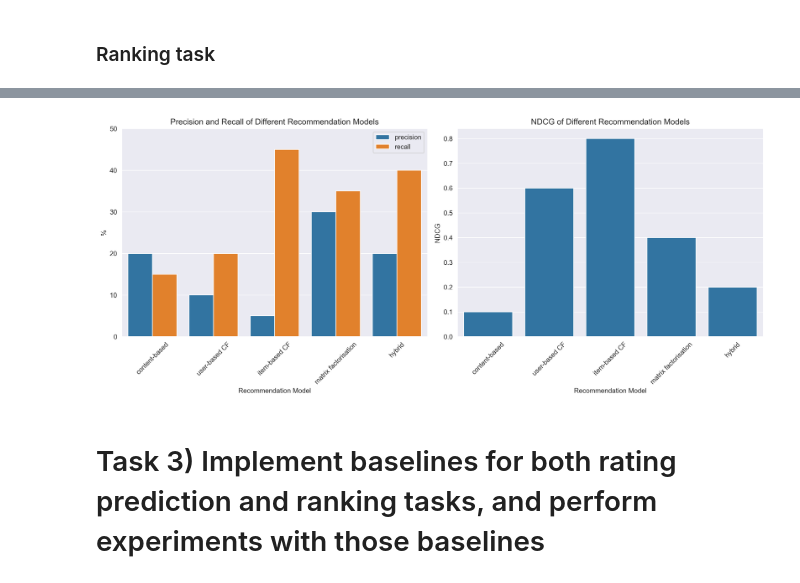
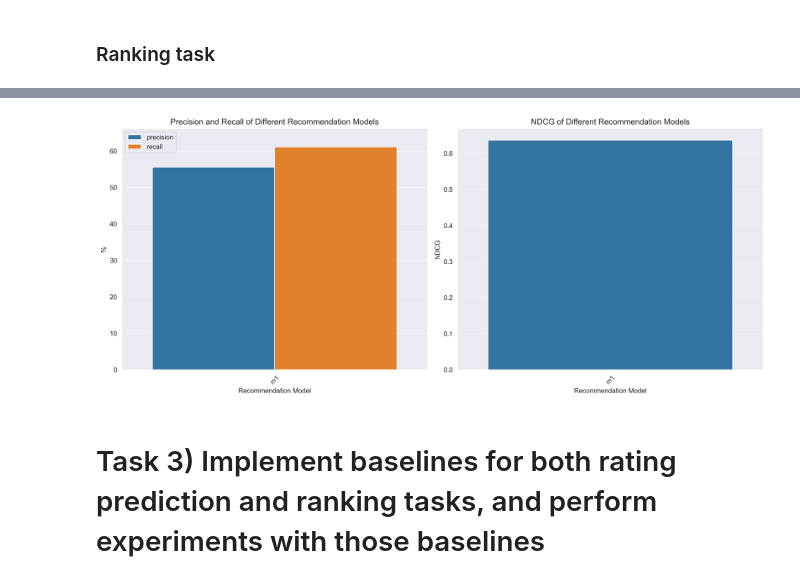
Before and after one commit to vdakov/recommender-systems, a Jupyter notebook: Project-RecSys.ipynb, the cells around one changed output, grey strips where cells are left out. Cells and saved outputs as stored; diff of their text form; code cells hidden in the pictures.

```diff
--- a/Project-RecSys.ipynb
+++ b/Project-RecSys.ipynb
@@ -83,6 +75,9 @@ import numpy as np
 import pandas as pd
 import matplotlib.pyplot as plt
 import seaborn as sns
+plt.rcParams['figure.dpi'] = 300 # for clearer plots in the notebook
+plt.rcParams['savefig.dpi'] = 300
+
 from scipy.sparse import csr_matrix
 from scipy.spatial.distance import cosine, correlation
 from sklearn.metrics import mean_squared_error, mean_absolute_error
@@ -304,8 +364,0 @@ def evaluate_rating_all():
-# %%
-# DEBUG - example
-
-gt = [4.0, 3.5, 5.0, 2.0]
-preds = [3.5, 3.0, 4.5, 2.5]
-
-rmse = evaluate_rating(gt, preds)
-print(f'RMSE: {rmse:.4f}')
@@ -398,7 +517,15 @@ def evaluate_ranking_all():
 ground_truth = [[1, 2, 3], [2, 3, 4], [1, 4]]
 rec_list = [[2, 3, 5], [1, 2, 3], [4, 5, 6]]
 
+ground_truth = [pd.Series(np.ones(len(gt)), index=gt) for gt in ground_truth]
+rec_list = [pd.Series(np.ones(len(rl)), index=rl) for rl in rec_list]
+
 precision, recall, ndcg_mean = evaluate_ranking(ground_truth, rec_list, k=3)
 print(f'Precision: {precision:.2f}%, Recall: {recall:.2f}%, NDCG: {ndcg_mean:.4f}')
+
+models = {'m1' : {'u1' : rec_list[0], 'u2' : rec_list[1], 'u3' : rec_list[2]}}
+test = {'u1' : ground_truth[0], 'u2' : ground_truth[1], 'u3' : ground_truth[2]}
+
+results = evaluate_ranking_all(models, test, k=3)
 # %% [output]
 Precision: 55.56%, Recall: 61.11%, NDCG: 0.6364
@@ -405,21 +534,21 @@ Precision: 55.56%, Recall: 61.11%, NDCG: 0.6364
 # %%
 # VISUALISATION
 
-results_ranking = {  # [precision, recall, ndcg]
-    'content-based' : [20.0, 15.0, 0.1],
-    'user-based CF' : [10.0, 20.0, 0.6],
-    'item-based CF' : [05.0, 45.0, 0.8],
-    'matrix factorisation' : [30.0, 35.0, 0.4],
-    'hybrid' : [20.0, 40.0, 0.2],
-}
+# results_ranking = {  # [precision, recall, ndcg] -- DEBUG DATA
+#     'content-based' : [20.0, 15.0, 0.1],
+#     'user-based CF' : [10.0, 20.0, 0.6],
+#     'item-based CF' : [05.0, 45.0, 0.8],
+#     'matrix factorisation' : [30.0, 35.0, 0.4],
+#     'hybrid' : [20.0, 40.0, 0.2],
+# }
 
 
 def visualise_ranking_results(results: dict, tight: bool = False):
     """
     Plot Precision and Recall, and NDCG results for different recommendation models.
 
+    :param results: dictionary where keys are model names and values are lists of [precision, recall, ndcg]
     :param tight: whether to display the two plots (Precision & Recall, NDCG) side by side
-    :param results: dictionary where keys are model names and values are lists of [precision, recall, ndcg]
     """
     df = pd.DataFrame.from_dict(results, orient='index', columns=['precision', 'recall', 'ndcg']).reset_index().rename(columns={'index': 'model'})
     df_melt = df.melt(id_vars='model', value_vars=['precision', 'recall'], var_name='metric', value_name='value')
@@ -436,35 +565,35 @@ def visualise_ranking_results(results: dict, tight: bool = False):
         plt.figure(figsize=(10, 6))
         sns.barplot(data=df, x='model', y='ndcg', errorbar=None)
         plt.title('NDCG of Different Recommendation Models')
         plt.xlabel('Recommendation Model')
         plt.ylabel('NDCG')
         plt.xticks(rotation=45)
 
     else:
         fig, axes = plt.subplots(1, 2, figsize=(14, 6))
         # Left - grouped Precision & Recall
         sns.barplot(data=df_melt, x='model', y='value', hue='metric',
                     palette=['tab:blue', 'tab:orange'], errorbar=None, ax=axes[0])
         axes[0].set_title('Precision and Recall of Different Recommendation Models')
         axes[0].set_xlabel('Recommendation Model')
         axes[0].set_ylabel('%')
         axes[0].set_ylim(0, df_melt['value'].max() + 5)
         axes[0].tick_params(axis='x', rotation=45)
         axes[0].legend(title=None)
 
         # Right - NDCG
         sns.barplot(data=df, x='model', y='ndcg', errorbar=None, ax=axes[1])
         axes[1].set_title('NDCG of Different Recommendation Models')
         axes[1].set_xlabel('Recommendation Model')
         axes[1].set_ylabel('NDCG')
         axes[1].tick_params(axis='x', rotation=45)
 
         plt.tight_layout()
     plt.show()
 
-visualise_ranking_results(results_ranking, tight=True)
+visualise_ranking_results(results, tight=True)
 # %% [output]
-[figure, old version]
+[figure, new version]
 # %% [markdown]
 # Task 3) Implement baselines for both rating prediction and ranking tasks, and perform experiments with those baselines
 # %% [markdown]
```
Also changed, not shown: parts of 12 cells of this notebook.
